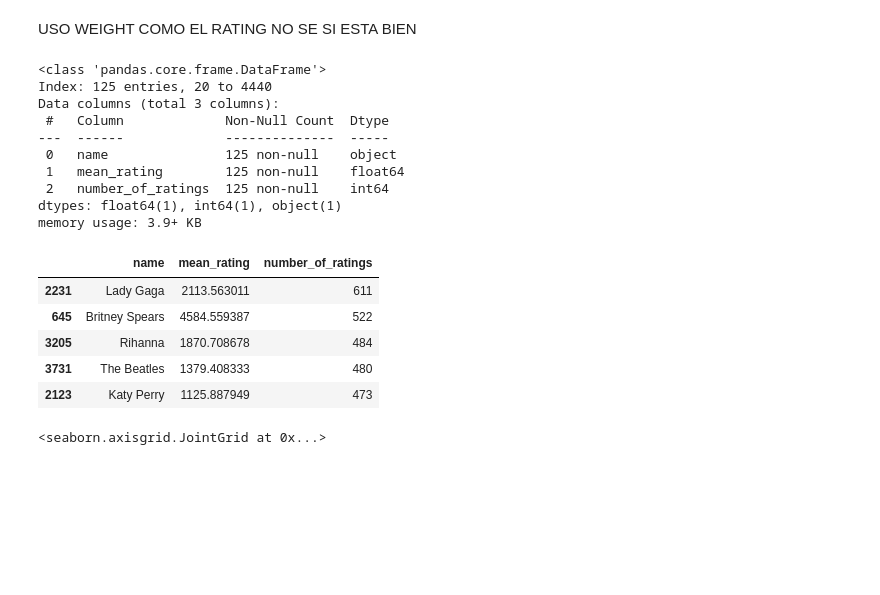
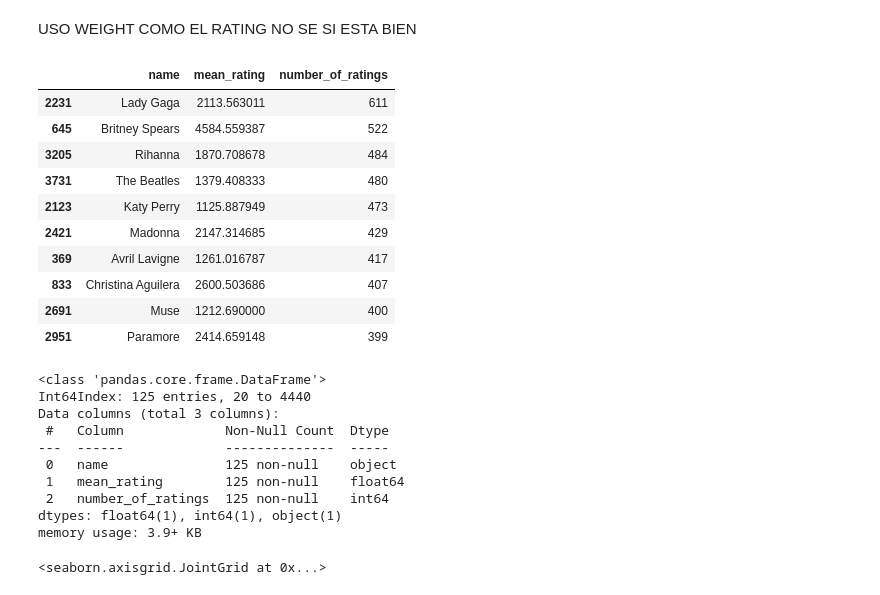
Before and after one commit to beasicilia14/ML3_Project2, a Jupyter notebook: ml3_project2.ipynb, the cells around one changed output. Cells and saved outputs as stored; diff of their text form; code cells hidden in the pictures; blank space fills up the shorter version.

```diff
--- a/ml3_project2.ipynb
+++ b/ml3_project2.ipynb
@@ -159,29 +159,35 @@ USO WEIGHT COMO EL RATING NO SE SI ESTA BIEN
 # Aggregate by artist
 agg_ratings = df.groupby('name').agg(mean_rating = ('weight', 'mean'),
                                                 number_of_ratings = ('weight', 'count')).reset_index()
-
-# Keep the artist with over 100 ratings
-agg_ratings_GT100 = agg_ratings[agg_ratings['number_of_ratings']>100]
-agg_ratings_GT100.info()
-# %% [output]
-<class 'pandas.core.frame.DataFrame'>
-Index: 125 entries, 20 to 4440
-Data columns (total 3 columns):
- #   Column             Non-Null Count  Dtype
----  ------             --------------  -----
- 0   name               125 non-null    object
- 1   mean_rating        125 non-null    float64
- 2   number_of_ratings  125 non-null    int64
-dtypes: float64(1), int64(1), object(1)
-memory usage: 3.9+ KB
 # %%
-# Check popular artists
-agg_ratings_GT100.sort_values(by='number_of_ratings', ascending=False).head()
+# Artistas que han sido escuchados por más usuarios distintos. (Más ratings)
+agg_ratings.sort_values(by='number_of_ratings', ascending=False).head(10)
 # %% [output]
 |  | name | mean_rating | number_of_ratings |
 | 2231 | Lady Gaga | 2113.563011 | 611 |
 | 645 | Britney Spears | 4584.559387 | 522 |
 | 3205 | Rihanna | 1870.708678 | 484 |
 | 3731 | The Beatles | 1379.408333 | 480 |
 | 2123 | Katy Perry | 1125.887949 | 473 |
+| 2421 | Madonna | 2147.314685 | 429 |
+| 369 | Avril Lavigne | 1261.016787 | 417 |
+| 833 | Christina Aguilera | 2600.503686 | 407 |
+| 2691 | Muse | 1212.690000 | 400 |
+| 2951 | Paramore | 2414.659148 | 399 |
+# %%
+# Keep the artist with over 100 ratings
+# Tenemos 125 artistas.
+agg_ratings_GT100 = agg_ratings[agg_ratings['number_of_ratings']>100]
+agg_ratings_GT100.info()
+# %% [output]
+<class 'pandas.core.frame.DataFrame'>
+Int64Index: 125 entries, 20 to 4440
+Data columns (total 3 columns):
+ #   Column             Non-Null Count  Dtype
+---  ------             --------------  -----
+ 0   name               125 non-null    object
+ 1   mean_rating        125 non-null    float64
+ 2   number_of_ratings  125 non-null    int64
+dtypes: float64(1), int64(1), object(1)
+memory usage: 3.9+ KB
 # %%
```
Also changed, not shown: parts of 10 cells of this notebook.
